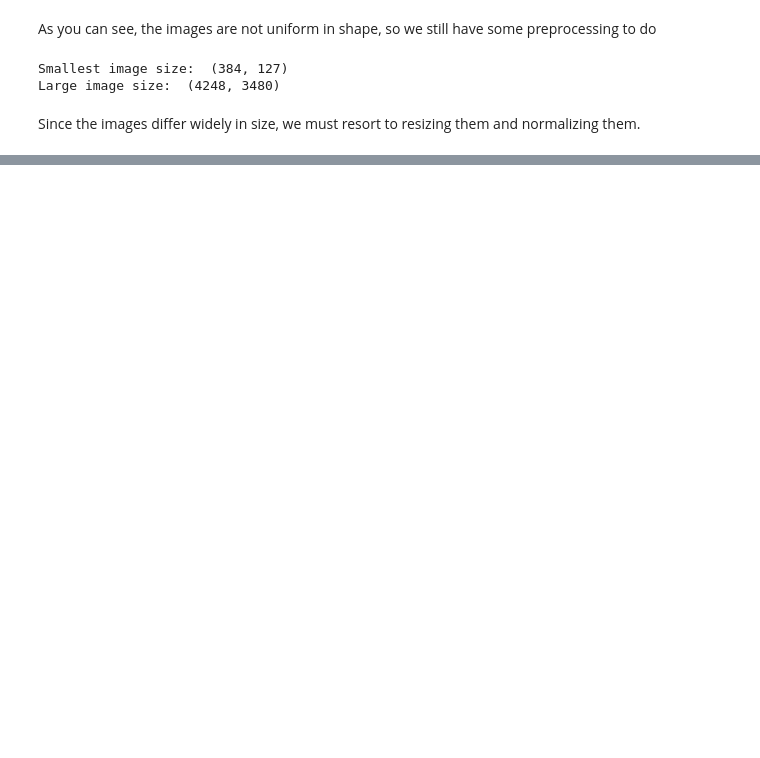
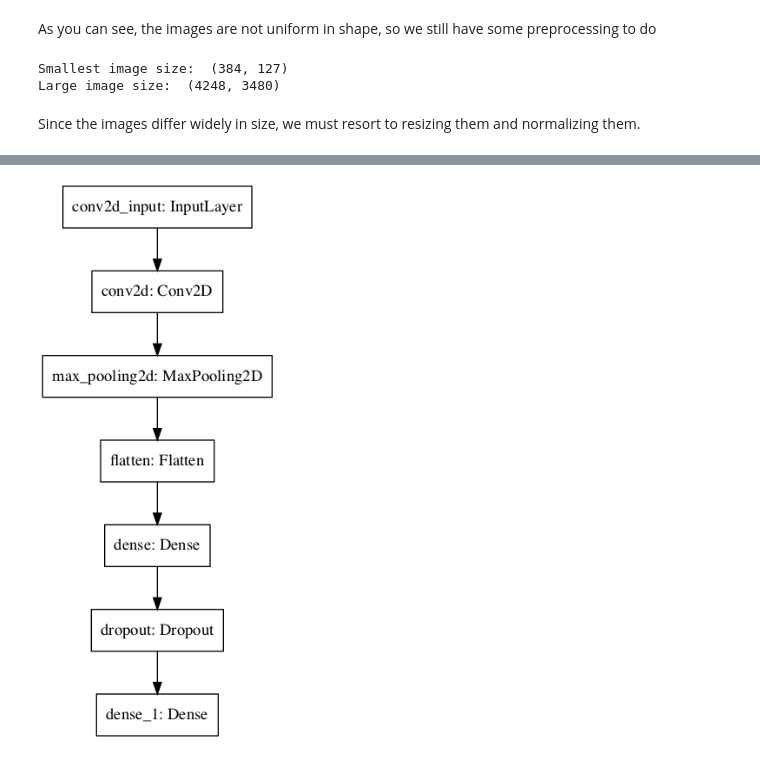
Before and after one commit to hoganman/coronahack_chest_x-ray, a Jupyter notebook: has_pnemonia_classifier.ipynb, the cells around one changed output, grey strips where cells are left out. Drawn from its saved outputs; the diff is of its cells as text; code cells hidden in the pictures; blank space fills up the shorter version.

Commit message:
Include model visualization

```diff
--- a/has_pnemonia_classifier.ipynb
+++ b/has_pnemonia_classifier.ipynb
@@ -242,3 +242,7 @@ Total params: 65,029,314
 Trainable params: 65,029,314
 Non-trainable params: 0
 _________________________________________________________________
+# %%
+tf.keras.utils.plot_model(model, to_file='model_has_pnemonia.png')
+# %% [output]
+[figure, added]
```
Also changed, not shown: parts of 4 cells of this notebook.
